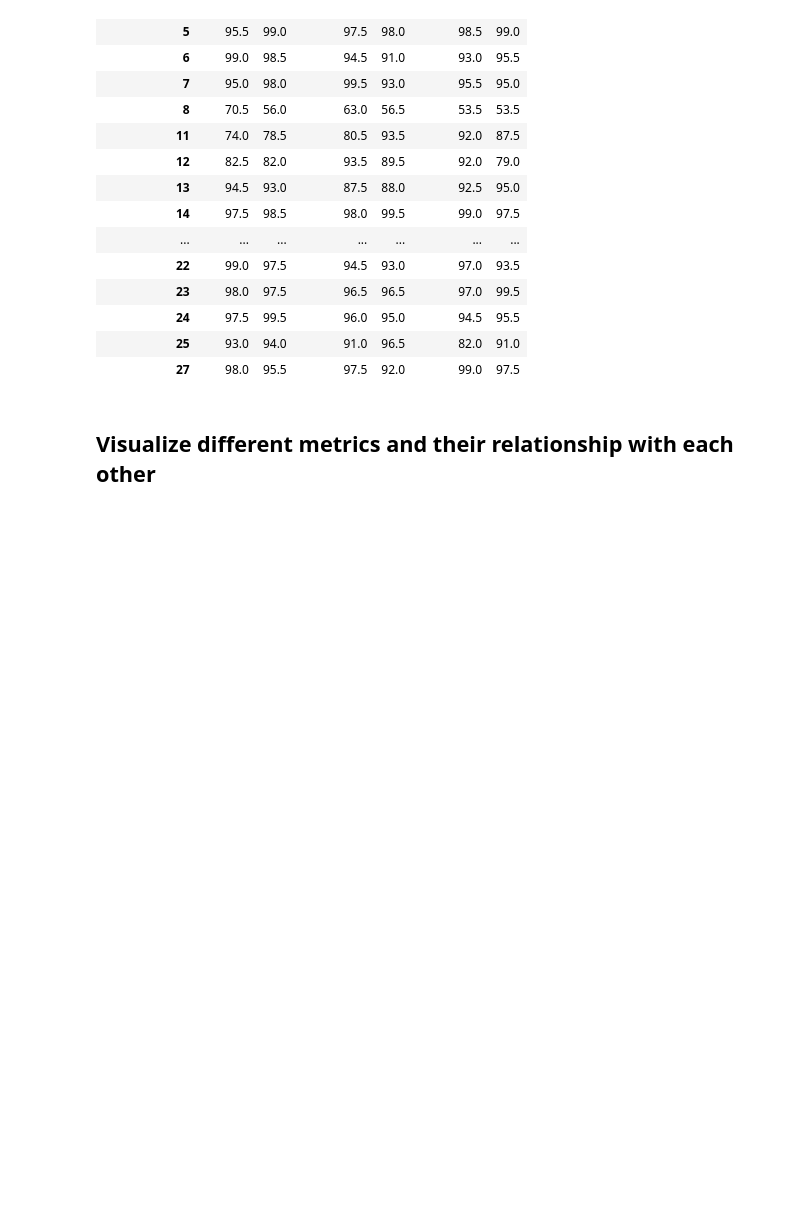
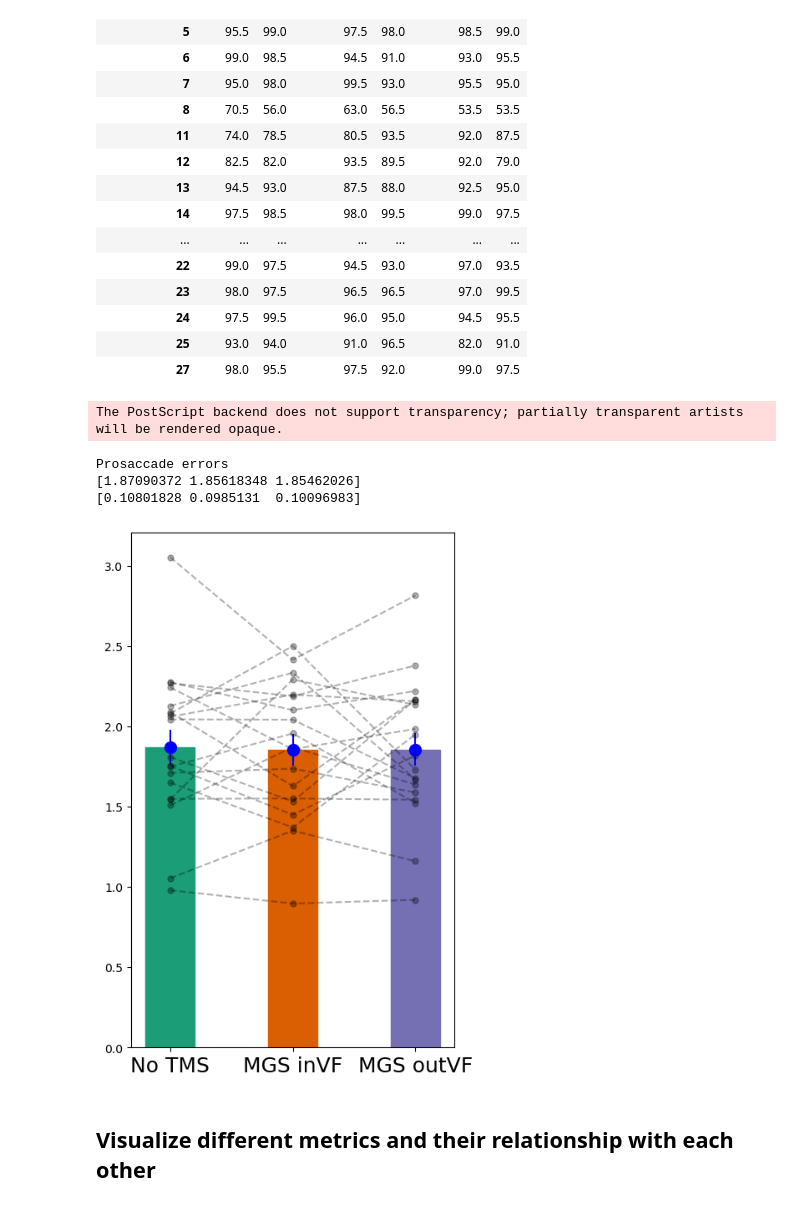
Before and after one commit to mindemory/mgs_stimul, a Jupyter notebook: mgsAnalysis/analysisEye/main.ipynb, the cells around one changed output. Cells and saved outputs as stored; diff of their text form; code cells hidden in the pictures; blank space fills up the shorter version.

```diff
--- a/mgsAnalysis/analysisEye/main.ipynb
+++ b/mgsAnalysis/analysisEye/main.ipynb
@@ -167,6 +153,14 @@ df['idir'] = idir
 df['ftheta'] = ftheta
 df['famp'] = famp
 df['fdir'] = fdir
+# %%
+subject_wise_error_plot(df, 'ierr', normalizer = False, indiv_summary = False, remove_outliers = True)
+# %% [output]
+The PostScript backend does not support transparency; partially transparent artists will be rendered opaque.
+Prosaccade errors
+[1.87090372 1.85618348 1.85462026]
+[0.10801828 0.0985131  0.10096983]
+[figure, added]
 # %% [markdown]
 ## Visualize different metrics and their relationship with each other
 # %%
```
Also changed, not shown: parts of 9 cells of this notebook, 20 other files.
